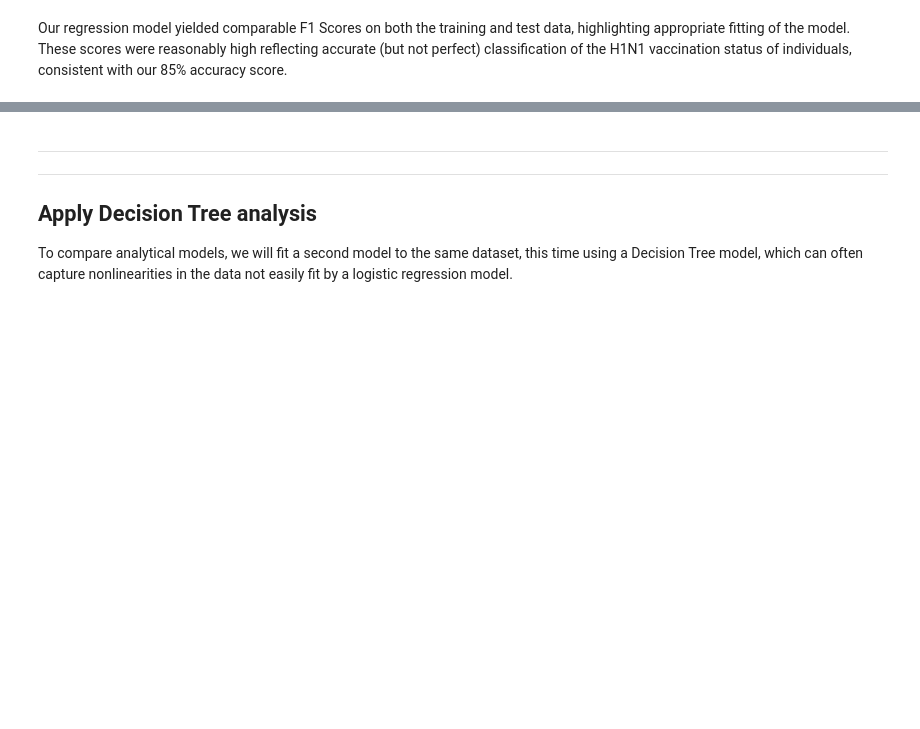
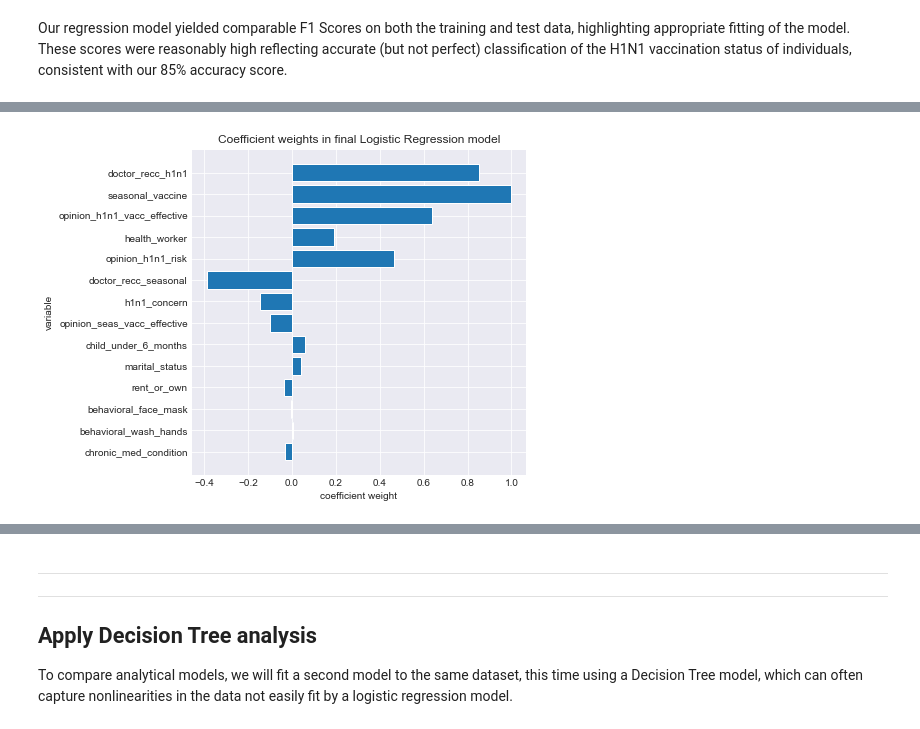
Before and after one commit to christopheraaronhenry/H1N1_vaccine_prediction, a Jupyter notebook: H1N1_vaccine_prediction.ipynb, the cells around one changed output, grey strips where cells are left out. Cells and saved outputs as stored; diff of their text form; code cells hidden in the pictures; blank space fills up the shorter version.

```diff
--- a/H1N1_vaccine_prediction.ipynb
+++ b/H1N1_vaccine_prediction.ipynb
@@ -807,0 +835,14 @@ Our regression model yielded comparable F1 Scores on both the training and test
+# %%
+fig, ax = plt.subplots(figsize=(6,6))
+
+ax.barh(np.arange(14), gd.best_estimator_.coef_.ravel(), label=output_varlist[:14])
+ax.set_yticks(np.arange(14))
+ax.set_yticklabels(output_varlist[:14])
+ax.set_ylim(ax.get_ylim()[::-1])
+ax.set_xlabel('coefficient weight')
+ax.set_ylabel('variable')
+ax.set_title('Coefficient weights in final Logistic Regression model')
+
+fig.savefig('./images/logistic_roc_coefficients.jpg')
+# %% [output]
+[figure, added]
```
Also changed, not shown: parts of 7 cells of this notebook.
